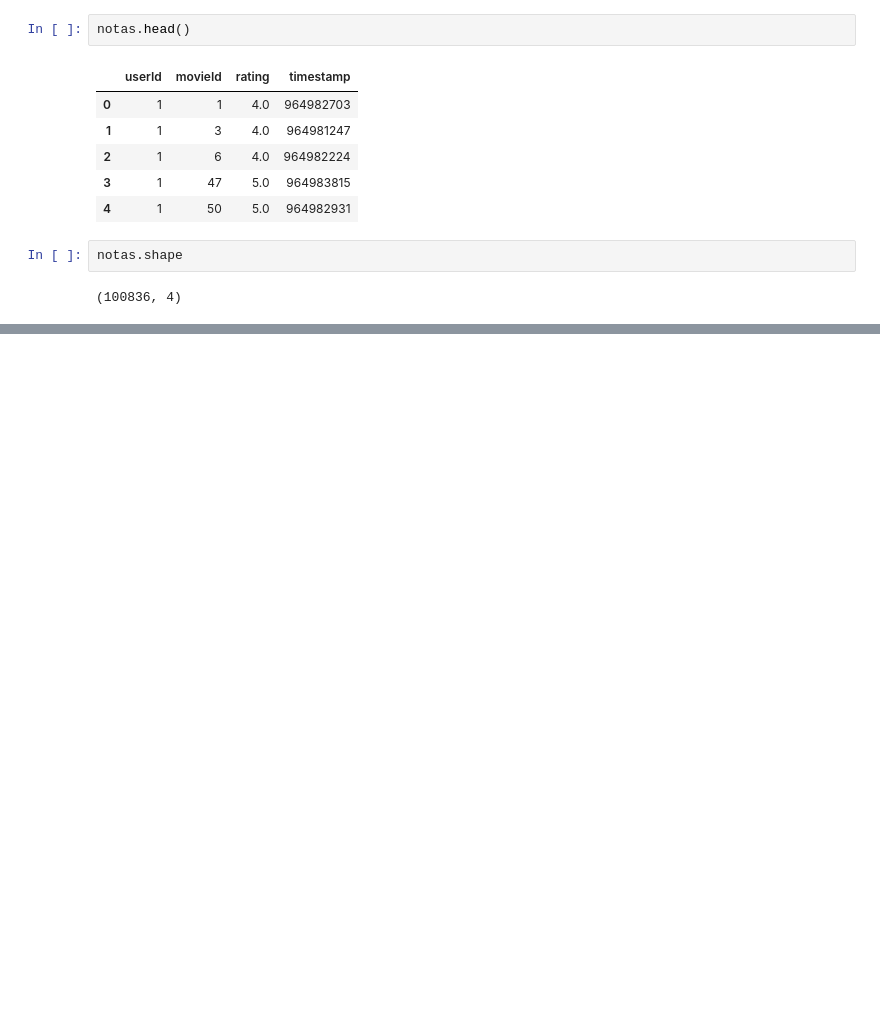
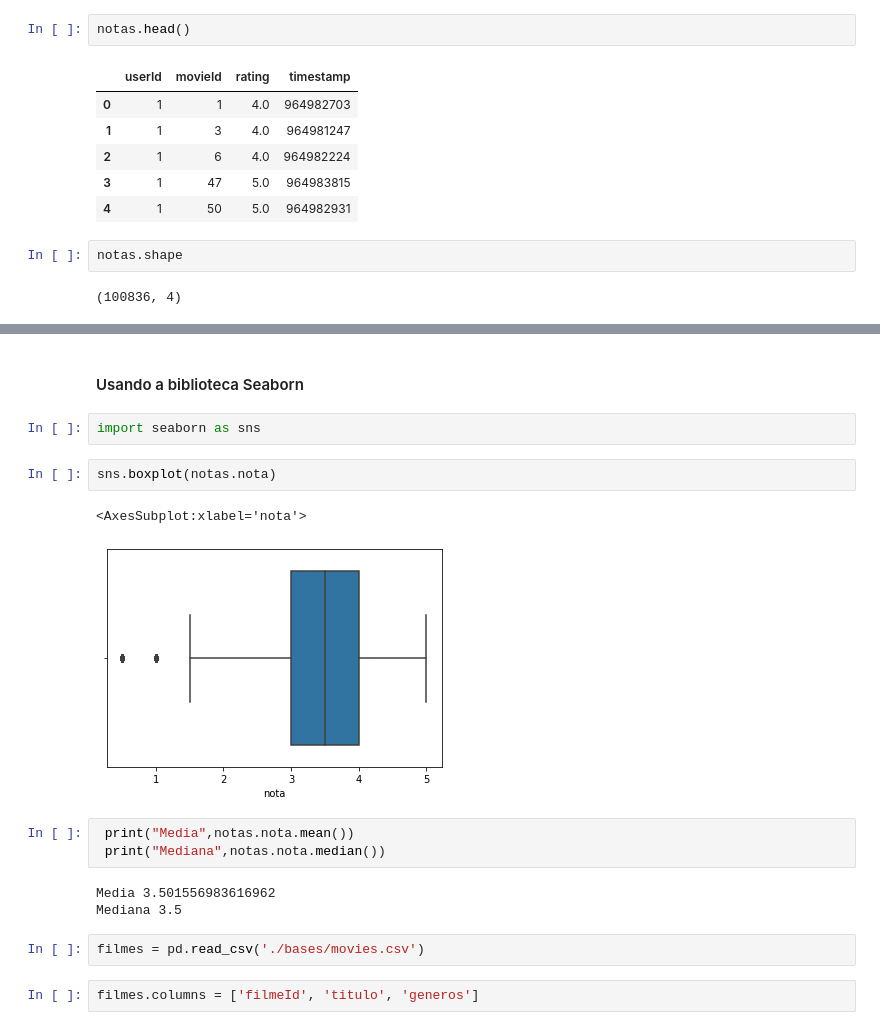
Before and after one commit to leandrobenicio/Data-Science, a Jupyter notebook: Introducao.ipynb, the cells around one changed output, grey strips where cells are left out. Cells and saved outputs as stored; diff of their text form; blank space fills up the shorter version.

```diff
--- a/Introducao.ipynb
+++ b/Introducao.ipynb
@@ -29,0 +87,19 @@ notas.head()
+# %% [markdown]
+#### Usando a biblioteca Seaborn
+# %%
+import seaborn as sns
+# %%
+sns.boxplot(notas.nota)
+# %% [output]
+<AxesSubplot:xlabel='nota'>
+[figure, added]
+# %%
+ print("Media",notas.nota.mean())
+ print("Mediana",notas.nota.median())
+# %% [output]
+Media 3.501556983616962
+Mediana 3.5
+# %%
+filmes = pd.read_csv('./bases/movies.csv')
+# %%
+filmes.columns = ['filmeId', 'titulo', 'generos']
```
Also changed, not shown: parts of 23 cells of this notebook, 5 other files.
